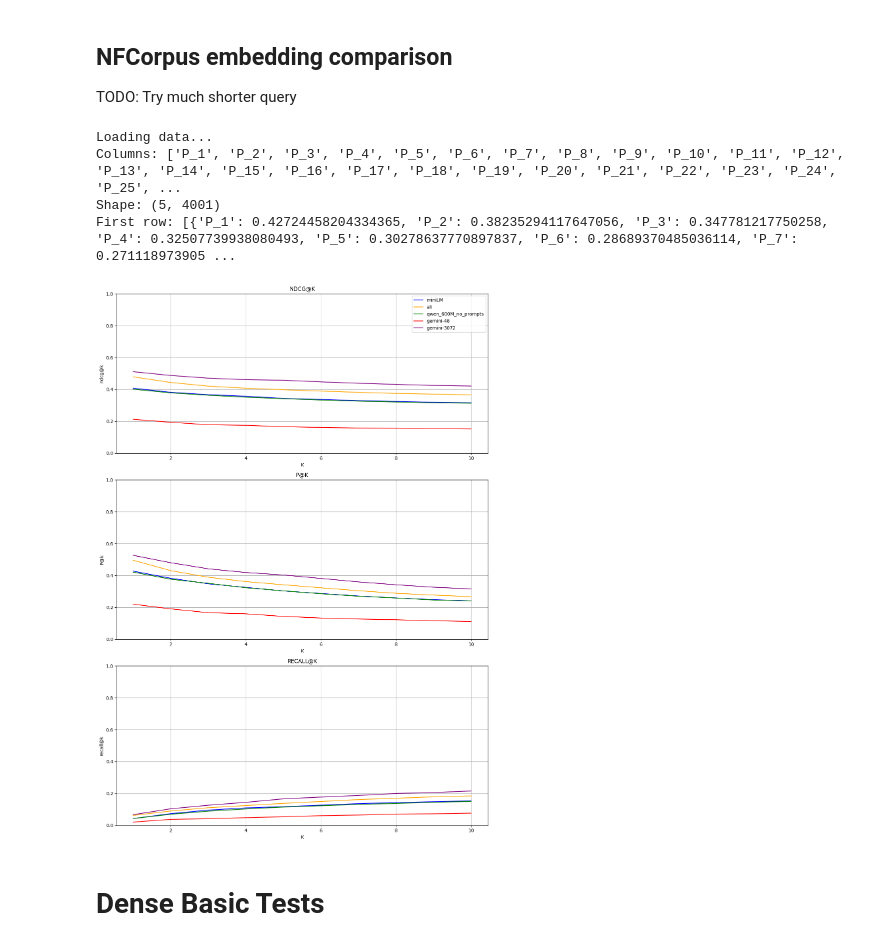
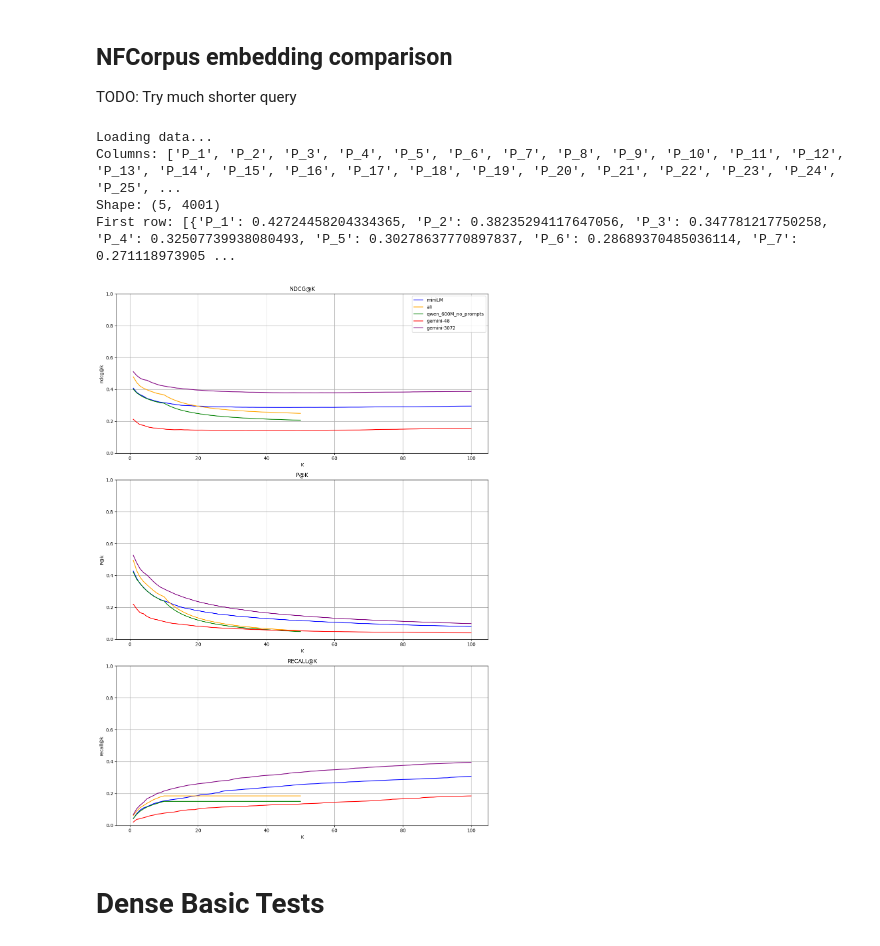
Before and after one commit to D3Mlab/nl-pe, a Jupyter notebook: notebooks/plots/trec.ipynb, the cells around one changed output. Saved outputs shown, nothing was run; the diff lists cells and outputs as text; code cells hidden in the pictures.

```diff
--- a/notebooks/plots/trec.ipynb
+++ b/notebooks/plots/trec.ipynb
@@ -181,35 +265,35 @@ method_paths =  [
 
 method_names = [
             'miniLM',
             'ali',
             'qwen_600M_no_prompts',
             'gemini-48',
             'gemini-3072',
             #'qwen_600M_doc_prompts',
             #'qwen_600M_query_prompts_beir_sum',
             #'qwen_600M_query_doc_prompts_beir_sum',
 ]
 
 line_styles = [
     {'linestyle': 'solid', 'color': 'blue'},
     {'linestyle': 'solid', 'color': 'orange'},
     {'linestyle': 'solid', 'color': 'green'},
     {'linestyle': 'solid', 'color': 'red'},
     {'linestyle': 'solid', 'color': 'purple'},
     #{'linestyle': 'dashed', 'color': 'red'},
     #{'linestyle': 'dashed', 'color': 'purple'},
 ]
 
 metrics = ['ndcg', 'P', 'recall']
 
-plot_trec_metrics_vs_k(step_size=1, k=10, metrics=metrics, method_paths = method_paths, method_names=method_names, line_styles=line_styles,
+plot_trec_metrics_vs_k(step_size=1, k=100, metrics=metrics, method_paths = method_paths, method_names=method_names, line_styles=line_styles,
               title = "")
 # %% [output]
 Loading data...
 Columns: ['P_1', 'P_2', 'P_3', 'P_4', 'P_5', 'P_6', 'P_7', 'P_8', 'P_9', 'P_10', 'P_11', 'P_12', 'P_13', 'P_14', 'P_15', 'P_16', 'P_17', 'P_18', 'P_19', 'P_20', 'P_21', 'P_22', 'P_23', 'P_24', 'P_25', ...
 Shape: (5, 4001)
 First row: [{'P_1': 0.42724458204334365, 'P_2': 0.38235294117647056, 'P_3': 0.347781217750258, 'P_4': 0.32507739938080493, 'P_5': 0.30278637770897837, 'P_6': 0.28689370485036114, 'P_7': 0.271118973905 ...
-[figure, old version]
+[figure, new version]
 # %% [markdown]
 # Dense Basic Tests
 # %% [markdown]
```
Also changed, not shown: parts of 6 cells of this notebook, 2 other files.
